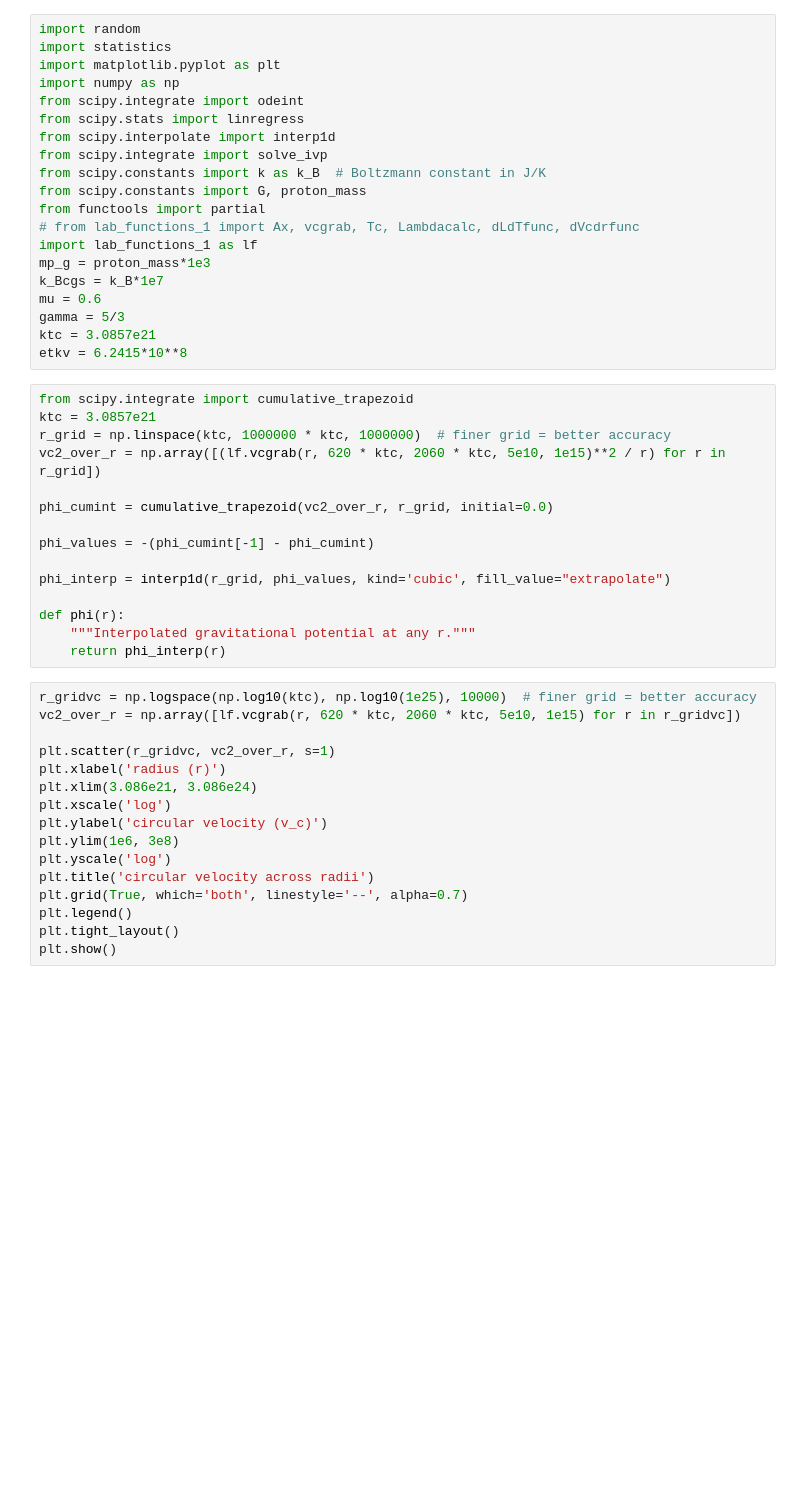
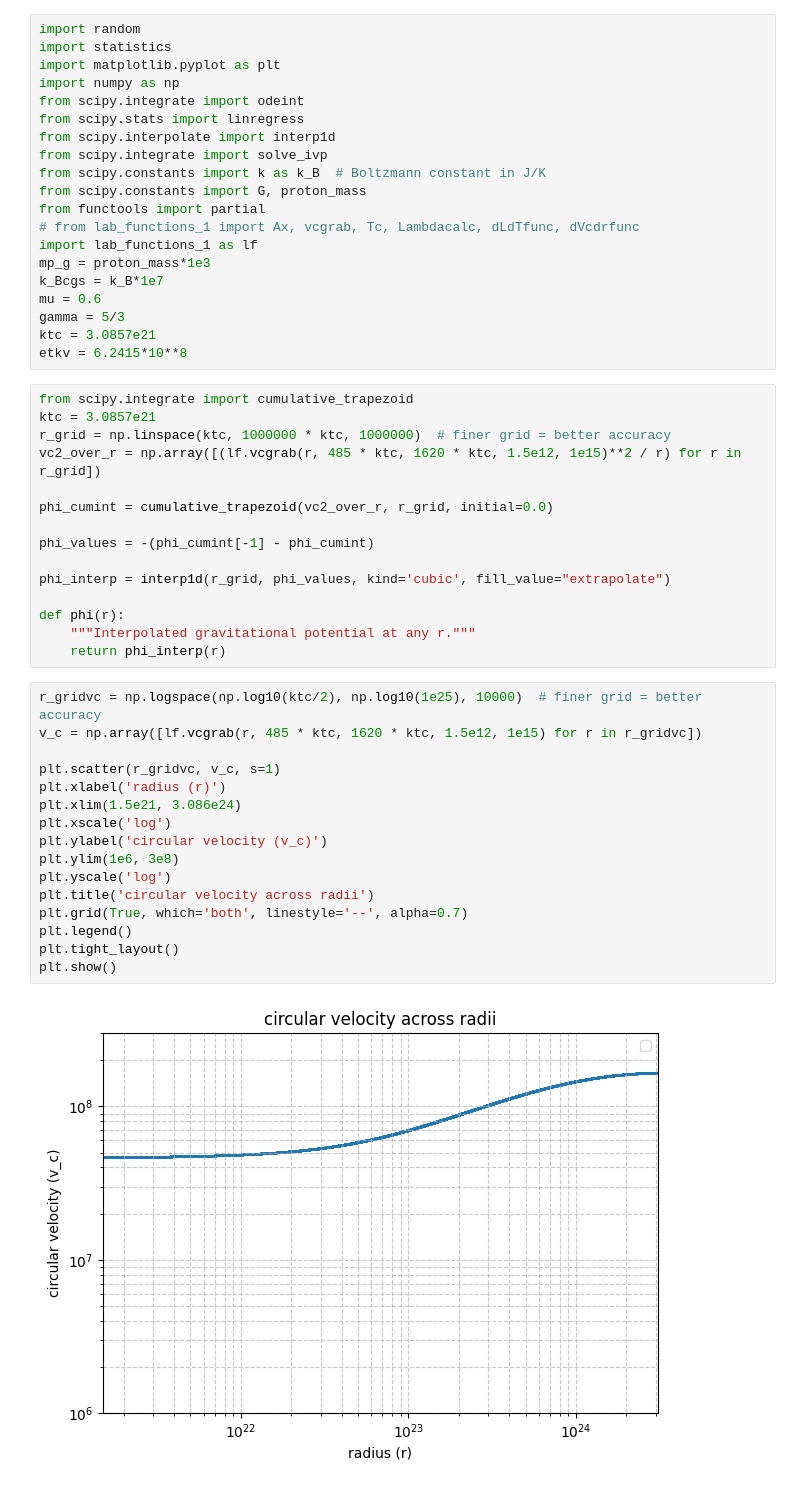
Before and after one commit to Jacob-Evans-007/Summer-2025-Hydrodynamics, a Jupyter notebook: cluster_notebook.ipynb, the cells around one changed output. Cells and saved outputs as stored; diff of their text form; blank space fills up the shorter version.

```diff
--- a/cluster_notebook.ipynb
+++ b/cluster_notebook.ipynb
@@ -24,7 +24,7 @@ etkv = 6.2415*10**8
 from scipy.integrate import cumulative_trapezoid
 ktc = 3.0857e21
 r_grid = np.linspace(ktc, 1000000 * ktc, 1000000)  # finer grid = better accuracy
-vc2_over_r = np.array([(lf.vcgrab(r, 620 * ktc, 2060 * ktc, 5e10, 1e15)**2 / r) for r in r_grid])
+vc2_over_r = np.array([(lf.vcgrab(r, 485 * ktc, 1620 * ktc, 1.5e12, 1e15)**2 / r) for r in r_grid])
 
 phi_cumint = cumulative_trapezoid(vc2_over_r, r_grid, initial=0.0)
 
@@ -36,19 +36,21 @@ def phi(r):
     """Interpolated gravitational potential at any r."""
     return phi_interp(r)
 # %%
-r_gridvc = np.logspace(np.log10(ktc), np.log10(1e25), 10000)  # finer grid = better accuracy
-vc2_over_r = np.array([lf.vcgrab(r, 620 * ktc, 2060 * ktc, 5e10, 1e15) for r in r_gridvc])
+r_gridvc = np.logspace(np.log10(ktc/2), np.log10(1e25), 10000)  # finer grid = better accuracy
+v_c = np.array([lf.vcgrab(r, 485 * ktc, 1620 * ktc, 1.5e12, 1e15) for r in r_gridvc])
 
-plt.scatter(r_gridvc, vc2_over_r, s=1)
+plt.scatter(r_gridvc, v_c, s=1)
 plt.xlabel('radius (r)')
-plt.xlim(3.086e21, 3.086e24)
+plt.xlim(1.5e21, 3.086e24)
 plt.xscale('log')
 plt.ylabel('circular velocity (v_c)')
 plt.ylim(1e6, 3e8)
 plt.yscale('log')
 plt.title('circular velocity across radii')
 plt.grid(True, which='both', linestyle='--', alpha=0.7)
 plt.legend()
 plt.tight_layout()
 plt.show()
+# %% [output]
+[figure, added]
 # %%
```
Also changed, not shown: parts of 12 cells of this notebook, 1 other file.
